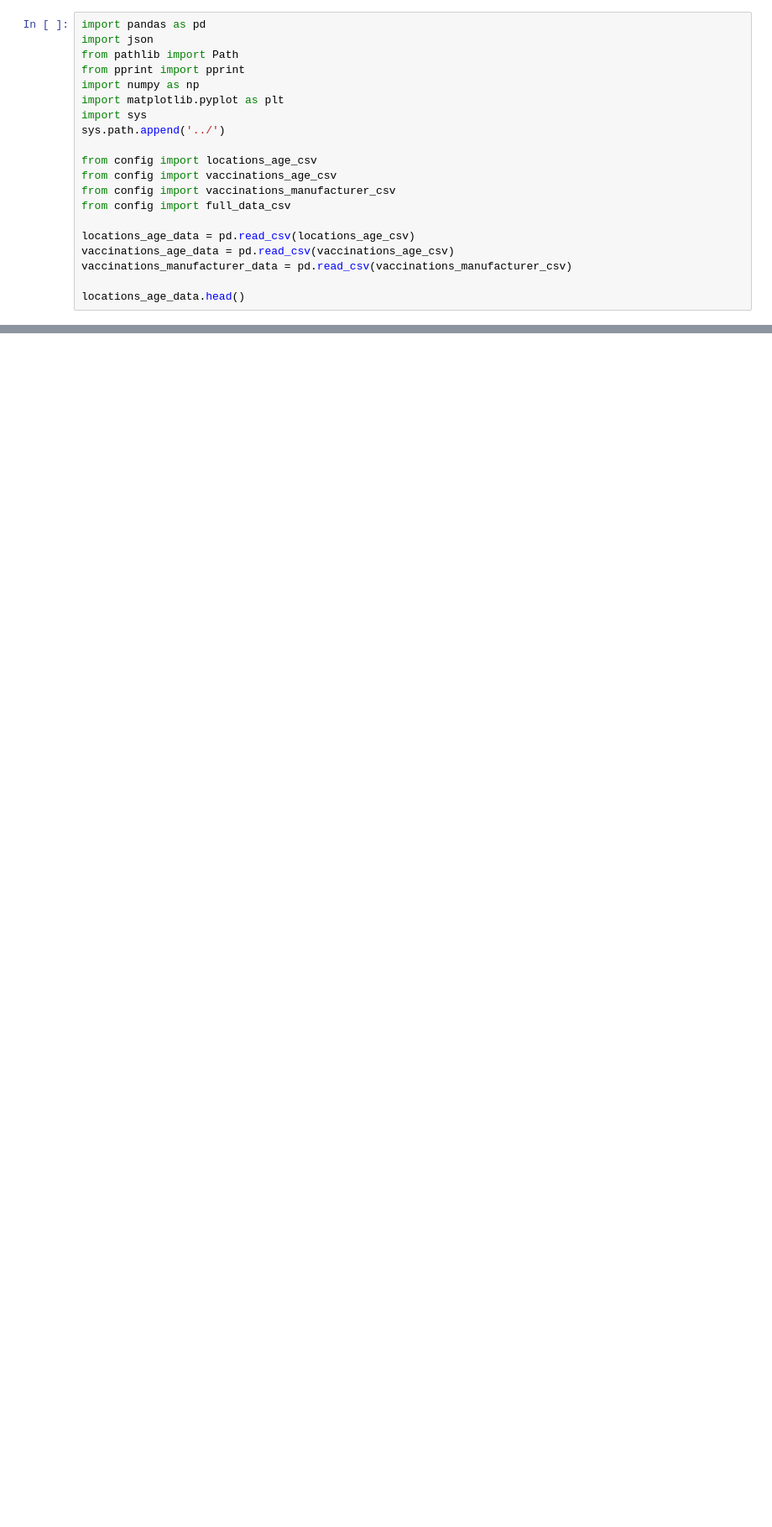
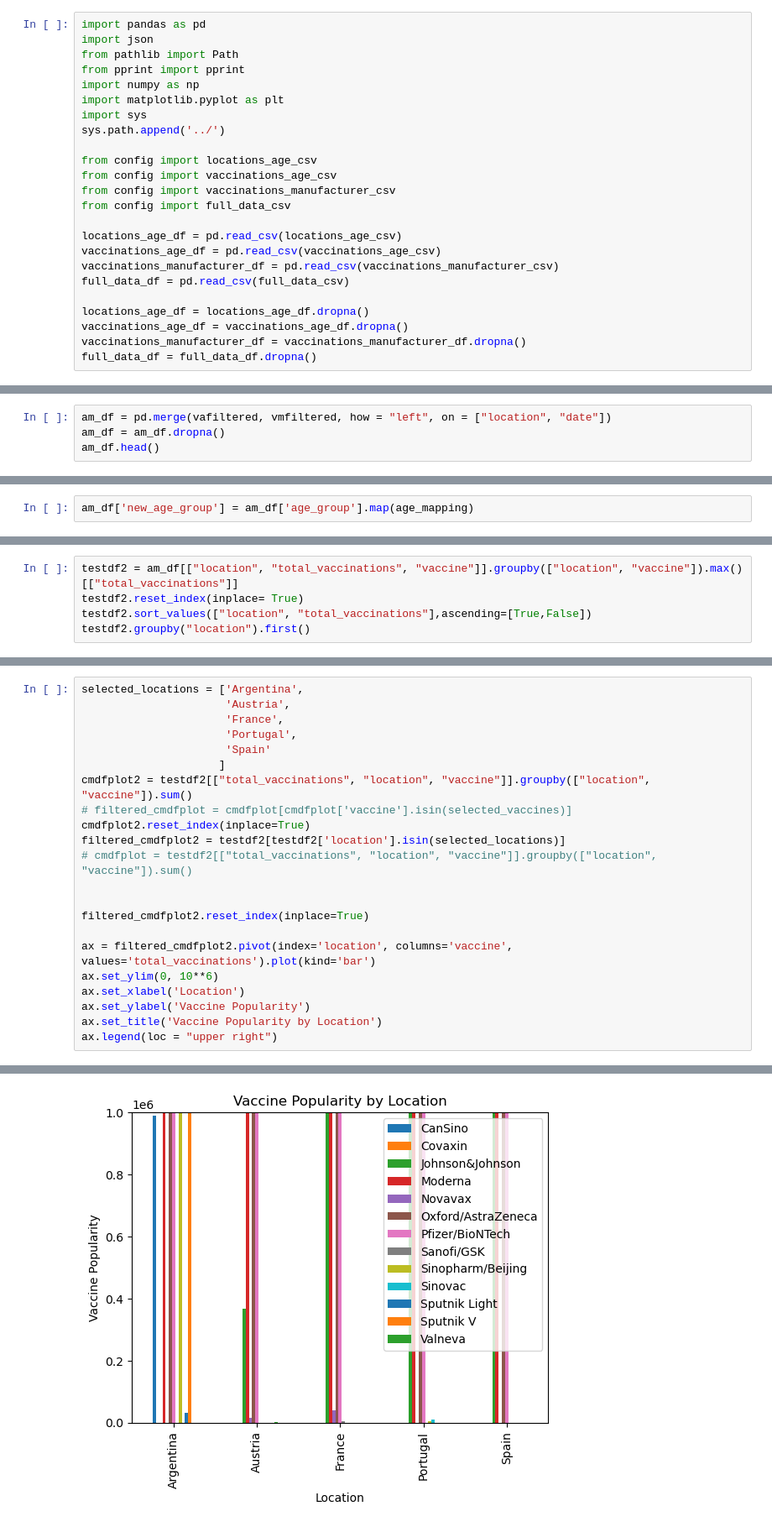
Before and after one commit to gburlew/Project-1, a Jupyter notebook: Notebooks/main.ipynb, the cells around one changed output, grey strips where cells are left out. Shown: that part at 84% size. Drawn from its saved outputs; the diff is of its cells as text; blank space fills up the shorter version.

Commit message:
my graphs and code

```diff
--- a/Notebooks/main.ipynb
+++ b/Notebooks/main.ipynb
@@ -13,8 +13,12 @@ from config import vaccinations_age_csv
 from config import vaccinations_manufacturer_csv
 from config import full_data_csv
 
-locations_age_data = pd.read_csv(locations_age_csv)
-vaccinations_age_data = pd.read_csv(vaccinations_age_csv)
-vaccinations_manufacturer_data = pd.read_csv(vaccinations_manufacturer_csv)
+locations_age_df = pd.read_csv(locations_age_csv)
+vaccinations_age_df = pd.read_csv(vaccinations_age_csv)
+vaccinations_manufacturer_df = pd.read_csv(vaccinations_manufacturer_csv)
+full_data_df = pd.read_csv(full_data_csv)
 
-locations_age_data.head()
+locations_age_df = locations_age_df.dropna()
+vaccinations_age_df = vaccinations_age_df.dropna()
+vaccinations_manufacturer_df = vaccinations_manufacturer_df.dropna()
+full_data_df = full_data_df.dropna()
@@ -27,0 +41,4 @@ locations_age_data.head()
+# %%
+am_df = pd.merge(vafiltered, vmfiltered, how = "left", on = ["location", "date"])
+am_df = am_df.dropna()
+am_df.head()
@@ -27,0 +86,2 @@ locations_age_data.head()
+# %%
+am_df['new_age_group'] = am_df['age_group'].map(age_mapping)
@@ -27,0 +143,5 @@ locations_age_data.head()
+# %%
+testdf2 = am_df[["location", "total_vaccinations", "vaccine"]].groupby(["location", "vaccine"]).max()[["total_vaccinations"]]
+testdf2.reset_index(inplace= True)
+testdf2.sort_values(["location", "total_vaccinations"],ascending=[True,False])
+testdf2.groupby("location").first()
@@ -27,0 +215,23 @@ locations_age_data.head()
+# %%
+selected_locations = ['Argentina',
+                      'Austria',
+                      'France',
+                      'Portugal',
+                      'Spain'
+                     ]
+cmdfplot2 = testdf2[["total_vaccinations", "location", "vaccine"]].groupby(["location", "vaccine"]).sum()
+# filtered_cmdfplot = cmdfplot[cmdfplot['vaccine'].isin(selected_vaccines)]
+cmdfplot2.reset_index(inplace=True)
+filtered_cmdfplot2 = testdf2[testdf2['location'].isin(selected_locations)]
+# cmdfplot = testdf2[["total_vaccinations", "location", "vaccine"]].groupby(["location", "vaccine"]).sum()
+
+
+filtered_cmdfplot2.reset_index(inplace=True)
+
+ax = filtered_cmdfplot2.pivot(index='location', columns='vaccine', values='total_vaccinations').plot(kind='bar')
+ax.set_ylim(0, 10**6)
+ax.set_xlabel('Location')
+ax.set_ylabel('Vaccine Popularity')
+ax.set_title('Vaccine Popularity by Location')
+ax.legend(loc = "upper right")
+# %% [output]
@@ -27,0 +239 @@ locations_age_data.head()
+[figure, added]
```
Also changed, not shown: parts of 25 cells of this notebook.
